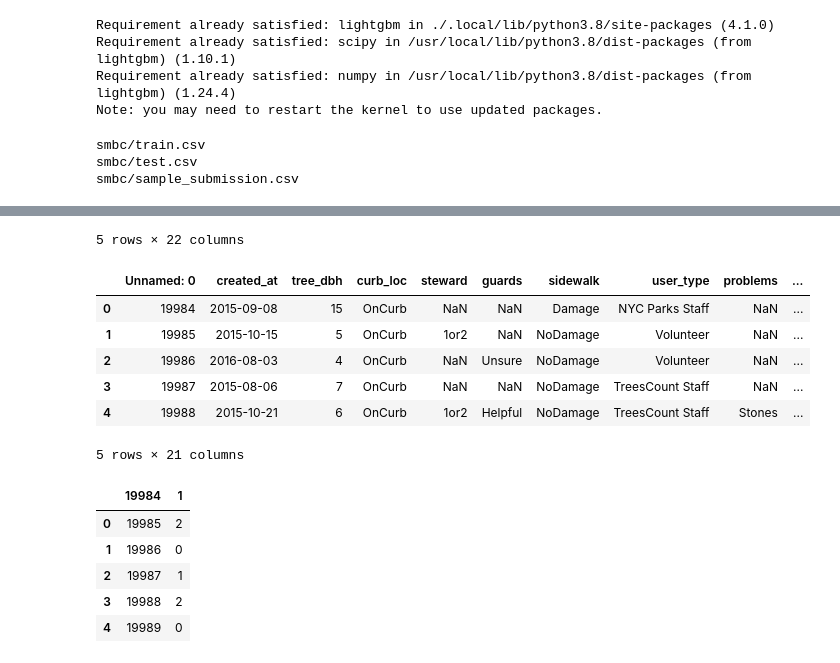
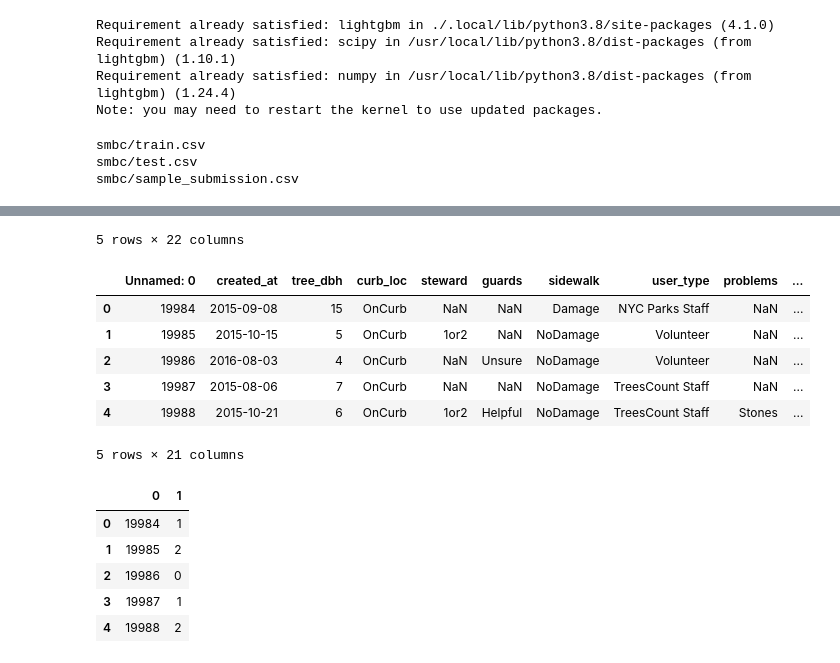
Before and after one commit to LABO-M/SMBC-Challenge, a Jupyter notebook: SMBC.ipynb, the cells around one changed output, grey strips where cells are left out. Drawn from its saved outputs; the diff is of its cells as text; code cells hidden in the pictures.

```diff
--- a/SMBC.ipynb
+++ b/SMBC.ipynb
@@ -50,43 +50,48 @@ def read_csv(file_name):
     df = pd.read_csv(file_name)
     return df
 
+def read_csv_sub(file2):
+    print(file2)
+    df = pd.read_csv(file2,header=None)
+    return df
+
 #WEB上のデータのURLを指定
 file_train = "smbc/train.csv"
 file_test = "smbc/test.csv"
 file_sample_submition = "smbc/sample_submission.csv"
 #データを読み込む
 df_train = read_csv(file_train)
 df_test = read_csv(file_test)
-df_sample_submission = read_csv(file_sample_submition)
+df_sample_submission = read_csv_sub(file_sample_submition)
 
 #データの概要を確認
 display.display(df_train.head())
 display.display(df_test.head())
 display.display(df_sample_submission.head())
 # %% [output]
 smbc/train.csv
 smbc/test.csv
 smbc/sample_submission.csv
 |  | Unnamed: 0 | created_at | tree_dbh | curb_loc | health | steward | guards | sidewalk | user_type | problems | ... |
 | 0 | 0 | 2015-06-29 | 14 | OnCurb | 1 | NaN | NaN | Damage | Volunteer | NaN | ... |
 | 1 | 1 | 2016-09-21 | 5 | OnCurb | 1 | 3or4 | Helpful | NoDamage | Volunteer | NaN | ... |
 | 2 | 2 | 2015-09-13 | 26 | OnCurb | 2 | NaN | NaN | NoDamage | Volunteer | StonesBranchLights | ... |
 | 3 | 3 | 2016-05-09 | 15 | OnCurb | 0 | NaN | NaN | Damage | NYC Parks Staff | NaN | ... |
 | 4 | 4 | 2016-06-24 | 23 | OnCurb | 1 | NaN | NaN | NoDamage | Volunteer | Stones | ... |
 5 rows × 22 columns
 |  | Unnamed: 0 | created_at | tree_dbh | curb_loc | steward | guards | sidewalk | user_type | problems | ... |
 | 0 | 19984 | 2015-09-08 | 15 | OnCurb | NaN | NaN | Damage | NYC Parks Staff | NaN | ... |
 | 1 | 19985 | 2015-10-15 | 5 | OnCurb | 1or2 | NaN | NoDamage | Volunteer | NaN | ... |
 | 2 | 19986 | 2016-08-03 | 4 | OnCurb | NaN | Unsure | NoDamage | Volunteer | NaN | ... |
 | 3 | 19987 | 2015-08-06 | 7 | OnCurb | NaN | NaN | NoDamage | TreesCount Staff | NaN | ... |
 | 4 | 19988 | 2015-10-21 | 6 | OnCurb | 1or2 | Helpful | NoDamage | TreesCount Staff | Stones | ... |
 5 rows × 21 columns
-|  | 19984 | 1 |
-| 0 | 19985 | 2 |
-| 1 | 19986 | 0 |
-| 2 | 19987 | 1 |
-| 3 | 19988 | 2 |
-| 4 | 19989 | 0 |
+|  | 0 | 1 |
+| 0 | 19984 | 1 |
+| 1 | 19985 | 2 |
+| 2 | 19986 | 0 |
+| 3 | 19987 | 1 |
+| 4 | 19988 | 2 |
 # %%
 #df_trainのデータの概要を確認
 display.display(df_train.describe())
```
Also changed, not shown: parts of 18 cells of this notebook.
